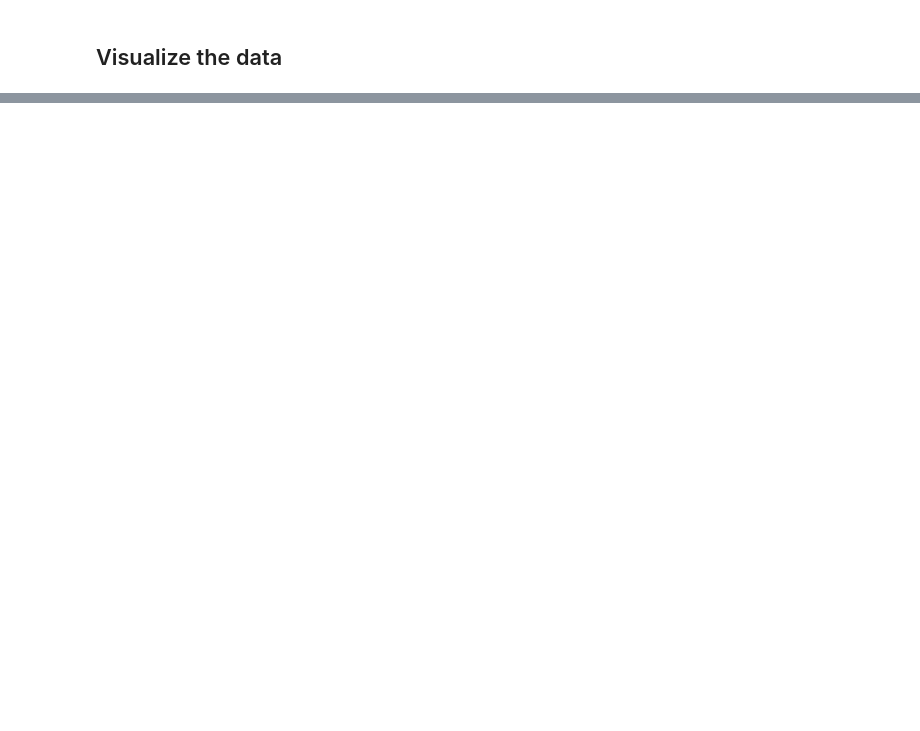
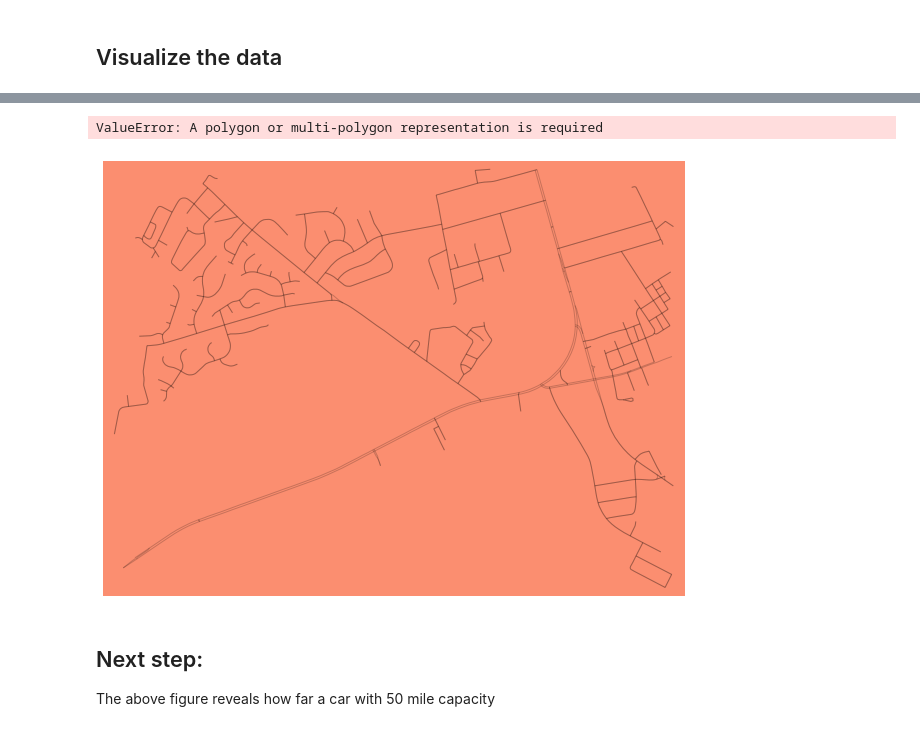
Before and after one commit to johnpfay/EV_sitetool, a Jupyter notebook: Range-Anxiety.ipynb, the cells around one changed output, grey strips where cells are left out. Cells and saved outputs as stored; diff of their text form; code cells hidden in the pictures; blank space fills up the shorter version.

```diff
--- a/Range-Anxiety.ipynb
+++ b/Range-Anxiety.ipynb
@@ -92,0 +231,13 @@ ctx.add_basemap(ax)
+# %%
+iso_colors = ox.get_colors(n=len(polys), cmap='Reds', start=0.3, return_hex=True)
+fig, ax = ox.plot_graph(nc_graph, fig_height=10,show=False, close=False, edge_color='k', edge_alpha=0.2, node_color='none')
+for polygon, fc in zip(polys, iso_colors):
+    patch = PolygonPatch(polygon, fc=fc, ec='none', alpha=0.6, zorder=-1)
+    ax.add_patch(patch)
+plt.show()
+# %% [output]
+ValueError: A polygon or multi-polygon representation is required
+[figure, added]
+# %% [markdown]
+## Next step:
+The above figure reveals how far a car with 50 mile capacity
```
Also changed, not shown: parts of 17 cells of this notebook.
